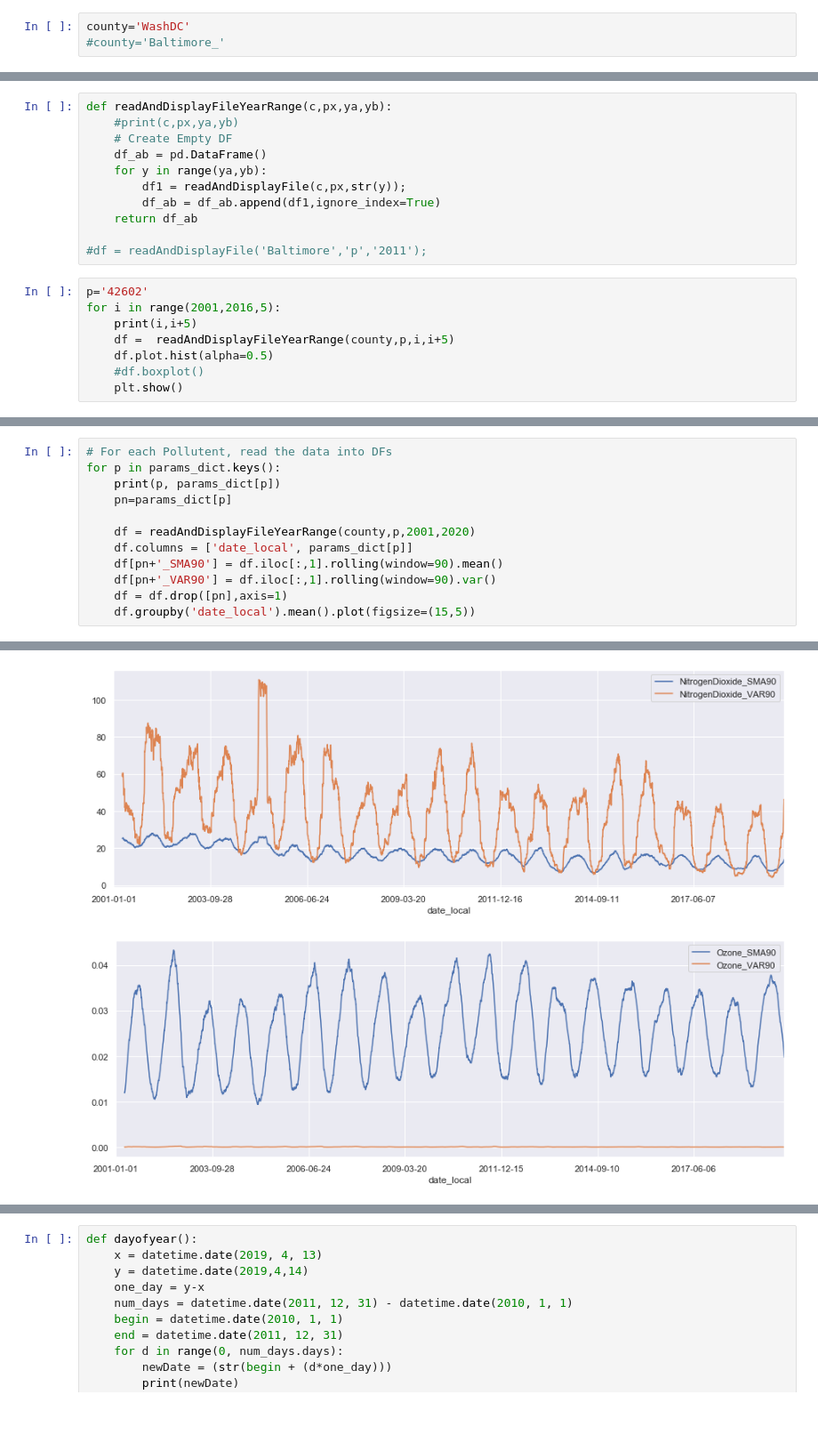
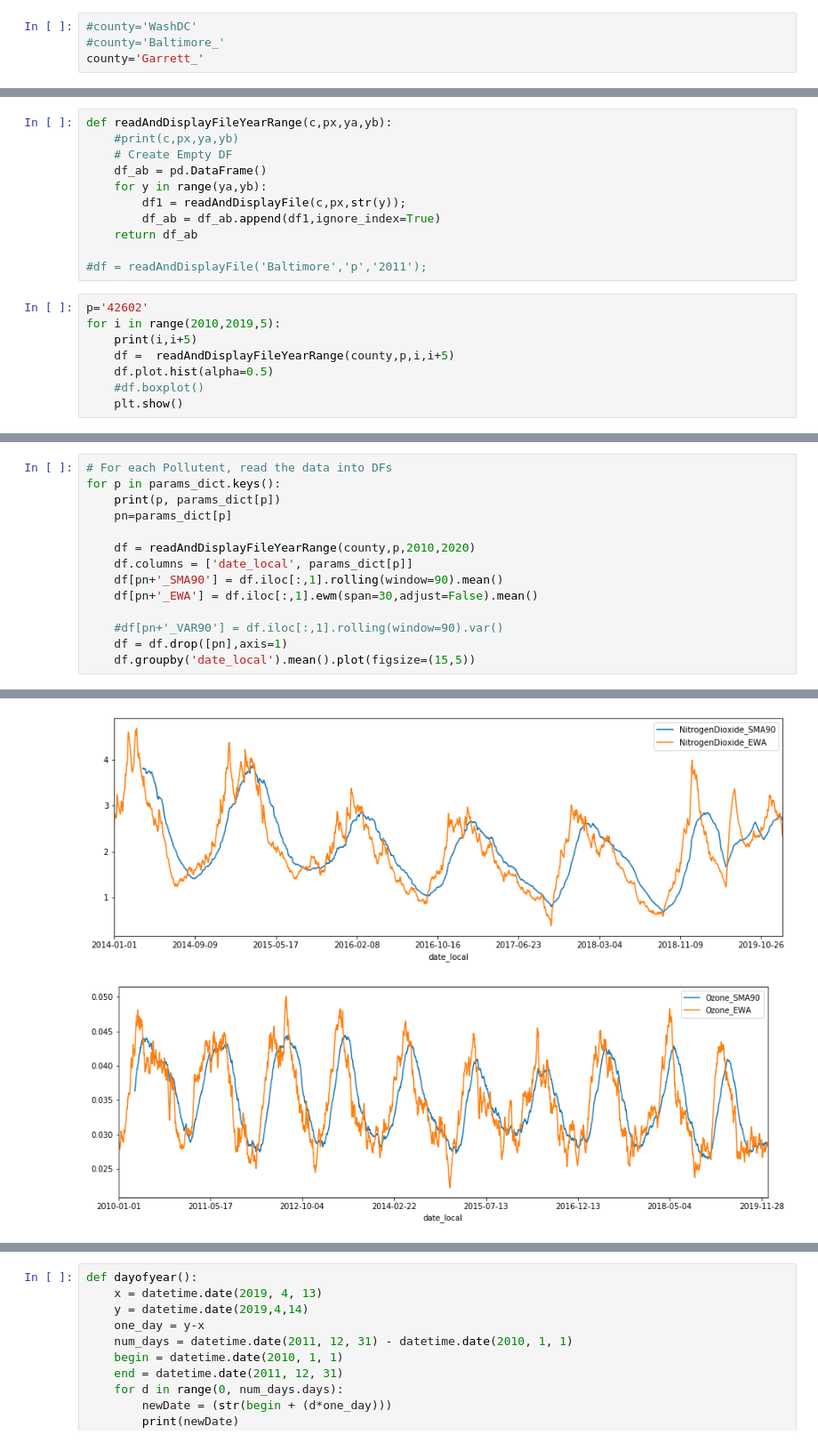
Before and after one commit to ksamavedam/Pollution20Code, a Jupyter notebook: Appa/apps_scratch.ipynb, the cells around one changed output, grey strips where cells are left out. Shown at 89% size. Saved outputs shown, nothing was run; the diff lists cells and outputs as text; blank space fills up the shorter version.

```diff
--- a/Appa/apps_scratch.ipynb
+++ b/Appa/apps_scratch.ipynb
@@ -11,8 +11,9 @@ import datetime
 # %% [markdown]
 # Baltimore
 # %%
-county='WashDC'
+#county='WashDC'
 #county='Baltimore_'
+county='Garrett_'
 # %%
 # Hard Code params with proper names
 # at the
@@ -55,7 +56,7 @@ def readAndDisplayFileYearRange(c,px,ya,yb):
 #df = readAndDisplayFile('Baltimore','p','2011');
 # %%
 p='42602'
-for i in range(2001,2016,5):
+for i in range(2010,2019,5):
     print(i,i+5)
     df =  readAndDisplayFileYearRange(county,p,i,i+5)
     df.plot.hist(alpha=0.5)
@@ -98,10 +97,12 @@ for p in params_dict.keys():
     print(p, params_dict[p])
     pn=params_dict[p]
 
-    df = readAndDisplayFileYearRange(county,p,2001,2020)
+    df = readAndDisplayFileYearRange(county,p,2010,2020)
     df.columns = ['date_local', params_dict[p]]
     df[pn+'_SMA90'] = df.iloc[:,1].rolling(window=90).mean()
-    df[pn+'_VAR90'] = df.iloc[:,1].rolling(window=90).var()
+    df[pn+'_EWA'] = df.iloc[:,1].ewm(span=30,adjust=False).mean()
+
+    #df[pn+'_VAR90'] = df.iloc[:,1].rolling(window=90).var()
     df = df.drop([pn],axis=1)
     df.groupby('date_local').mean().plot(figsize=(15,5))
 # %% [output]
@@ -115,2 +116,2 @@ for p in params_dict.keys():
-[figure, old version]
+[figure, new version]
-[figure, old version]
+[figure, new version]
```
Also changed, not shown: parts of 5 cells of this notebook, 4 other files.
